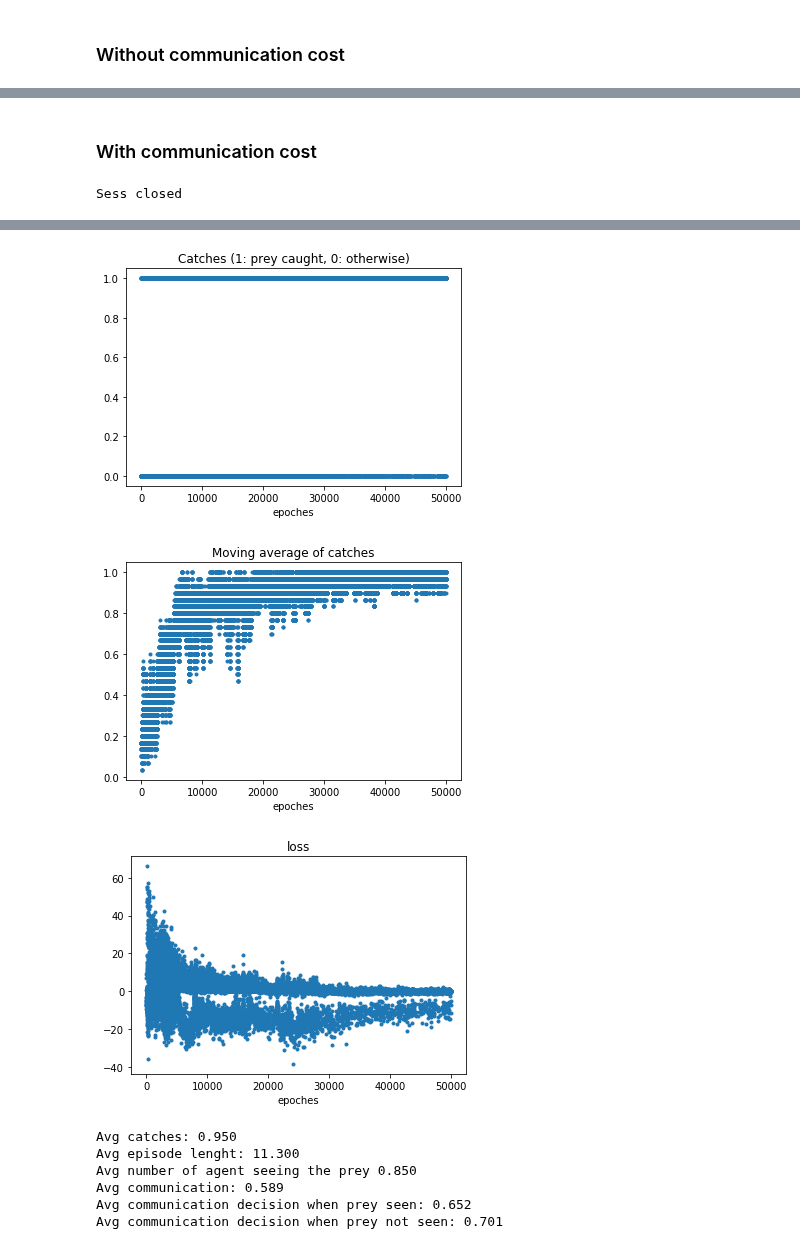
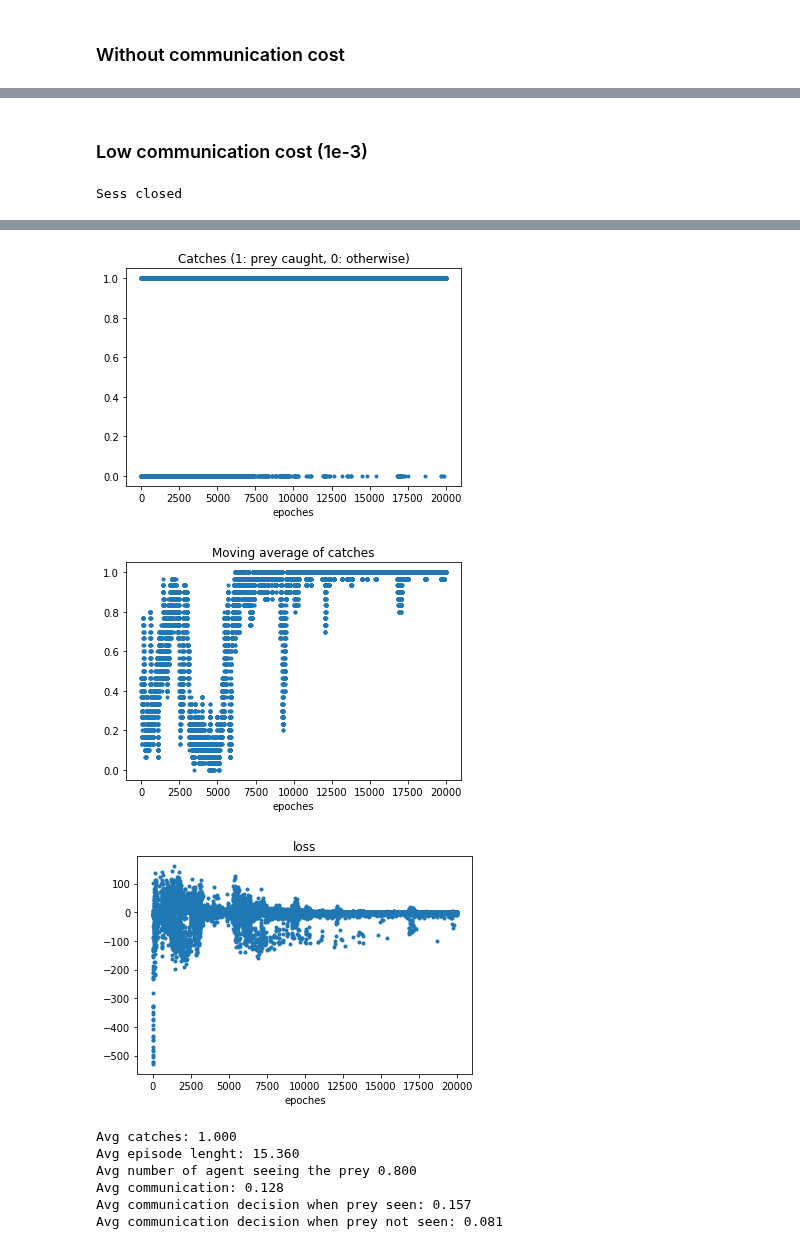
Before and after one commit to felixgaschi/learning-multiagent-communication, a Jupyter notebook: CommNet.ipynb, the cells around one changed output, grey strips where cells are left out. Saved outputs shown, nothing was run; the diff lists cells and outputs as text; code cells hidden in the pictures.

```diff
--- a/CommNet.ipynb
+++ b/CommNet.ipynb
@@ -206,10 +205,10 @@ Catched: True
 # %% [markdown]
-### With communication cost
+### Low communication cost (1e-3)
 # %%
 N = 3
 grid_size = 5
-T = 30
-n_episodes = 50000
+T = 100
+n_episodes = 20000
 
 if "sess" in locals():
     sess.close()
@@ -218,7 +217,7 @@ tf.reset_default_graph()
 sess = tf.Session()
 
 commNet = CommNetPP(sess, N,  grid_size, lr=1e-3, alpha=0.06, memory = True)
-env = PredatorPreyTask(N=N, grid_size=grid_size, detection_range=3, communication_cost=1e-5, step_cost=0.01, forbidden_cost=0.,
+env = PredatorPreyTask(N=N, grid_size=grid_size, detection_range=3, communication_cost=1e-3, step_cost=0.01, forbidden_cost=0.,
                        prey_detection_range=1, uncatched_cost=1., T=T, restart_range = 5)
 history = commNet.reinforce_train(env, n_episodes=n_episodes, T=T)
 
@@ -258,12 +257,12 @@ Sess closed
-[figure, old version]
+[figure, new version]
-[figure, old version]
+[figure, new version]
-[figure, old version]
+[figure, new version]
-Avg catches: 0.950
-Avg episode lenght: 11.300
-Avg number of agent seeing the prey 0.850
-Avg communication: 0.589
-Avg communication decision when prey seen: 0.652
-Avg communication decision when prey not seen: 0.701
+Avg catches: 1.000
+Avg episode lenght: 15.360
+Avg number of agent seeing the prey 0.800
+Avg communication: 0.128
+Avg communication decision when prey seen: 0.157
+Avg communication decision when prey not seen: 0.081
 # %%
 rollout = commNet.policy_rollout(T, env)
 
```
Also changed, not shown: parts of 11 cells of this notebook.
